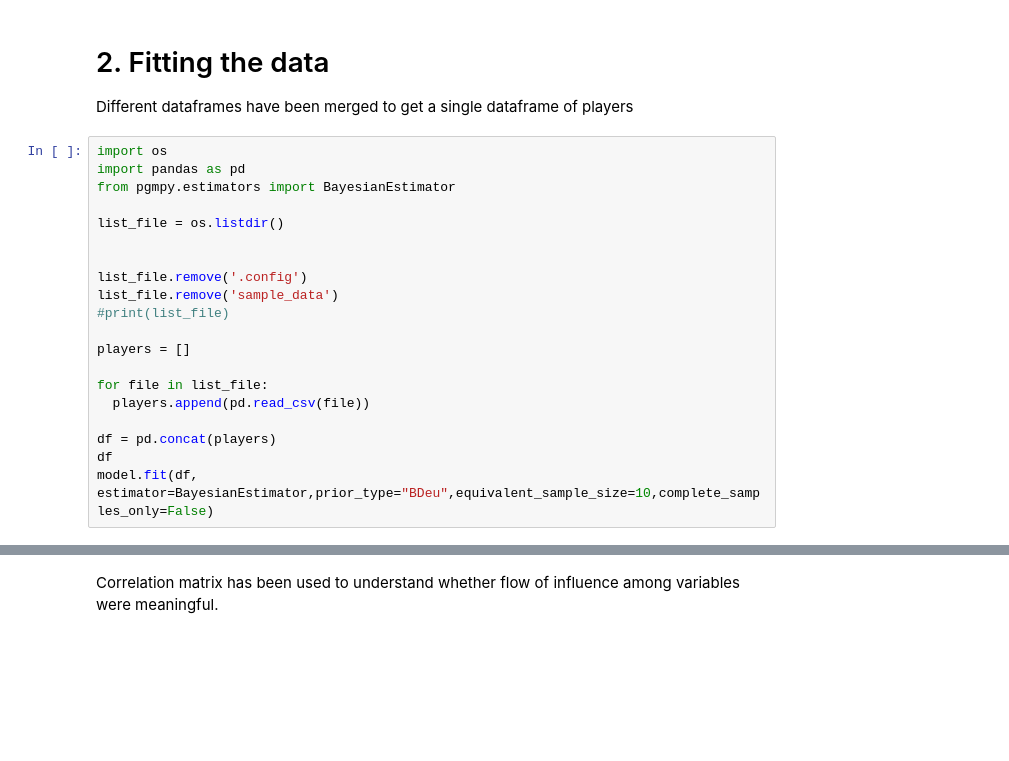
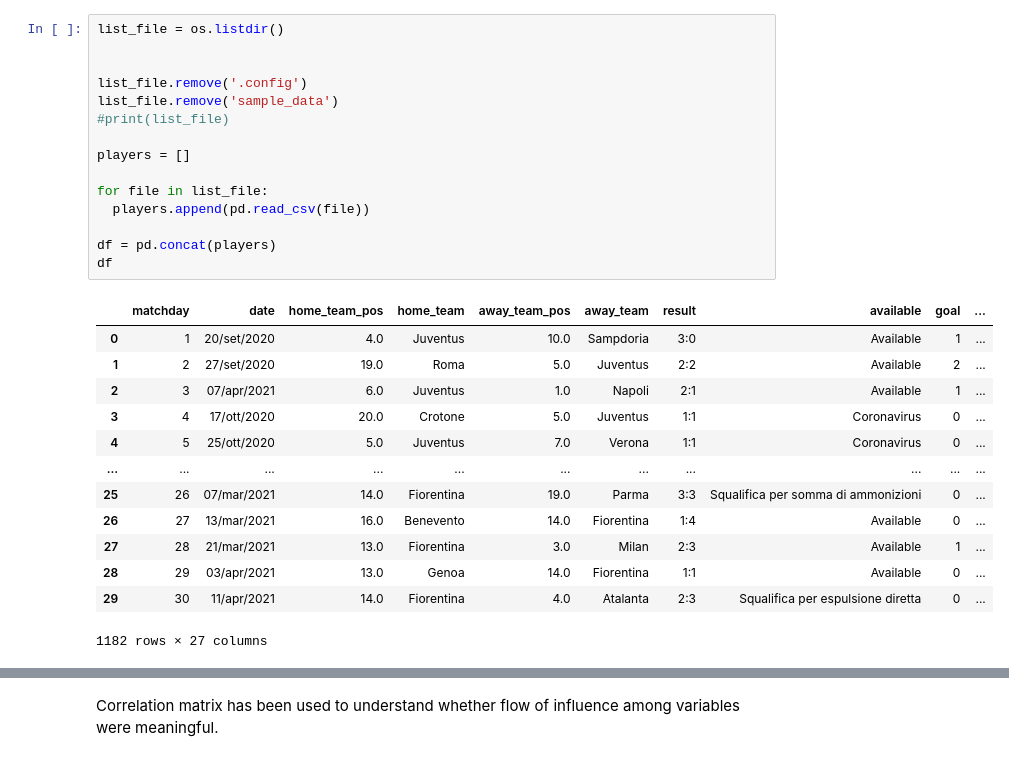
Before and after one commit to SalvoPisciotta/FantaBayesianNet, a Jupyter notebook: src/FantaBayesianNet.ipynb, the cells around one changed output, grey strips where cells are left out. Cells and saved outputs as stored; diff of their text form; blank space fills up the shorter version.

```diff
--- a/src/FantaBayesianNet.ipynb
+++ b/src/FantaBayesianNet.ipynb
@@ -101,23 +83,29 @@ Saving stats_zapata.csv to stats_zapata.csv
-# %% [markdown]
-# 2. Fitting the data
-Different dataframes have been merged to get a single dataframe of players
 # %%
-import os
-import pandas as pd
-from pgmpy.estimators import BayesianEstimator
-
 list_file = os.listdir()
 
 
 list_file.remove('.config')
 list_file.remove('sample_data')
 #print(list_file)
 
 players = []
 
 for file in list_file:
   players.append(pd.read_csv(file))
 
 df = pd.concat(players)
 df
-model.fit(df, estimator=BayesianEstimator,prior_type="BDeu",equivalent_sample_size=10,complete_samples_only=False)
+# %% [output]
+|  | matchday | date | home_team_pos | home_team | away_team_pos | away_team | result | available | goal | ... |
+| 0 | 1 | 20/set/2020 | 4.0 | Juventus | 10.0 | Sampdoria | 3:0 | Available | 1 | ... |
+| 1 | 2 | 27/set/2020 | 19.0 | Roma | 5.0 | Juventus | 2:2 | Available | 2 | ... |
+| 2 | 3 | 07/apr/2021 | 6.0 | Juventus | 1.0 | Napoli | 2:1 | Available | 1 | ... |
+| 3 | 4 | 17/ott/2020 | 20.0 | Crotone | 5.0 | Juventus | 1:1 | Coronavirus | 0 | ... |
+| 4 | 5 | 25/ott/2020 | 5.0 | Juventus | 7.0 | Verona | 1:1 | Coronavirus | 0 | ... |
+| ... | ... | ... | ... | ... | ... | ... | ... | ... | ... | ... |
+| 25 | 26 | 07/mar/2021 | 14.0 | Fiorentina | 19.0 | Parma | 3:3 | Squalifica per somma di ammonizioni | 0 | ... |
+| 26 | 27 | 13/mar/2021 | 16.0 | Benevento | 14.0 | Fiorentina | 1:4 | Available | 0 | ... |
+| 27 | 28 | 21/mar/2021 | 13.0 | Fiorentina | 3.0 | Milan | 2:3 | Available | 1 | ... |
+| 28 | 29 | 03/apr/2021 | 13.0 | Genoa | 14.0 | Fiorentina | 1:1 | Available | 0 | ... |
+| 29 | 30 | 11/apr/2021 | 14.0 | Fiorentina | 4.0 | Atalanta | 2:3 | Squalifica per espulsione diretta | 0 | ... |
+1182 rows × 27 columns
```
Also changed, not shown: parts of 28 cells of this notebook, 43 other files.
